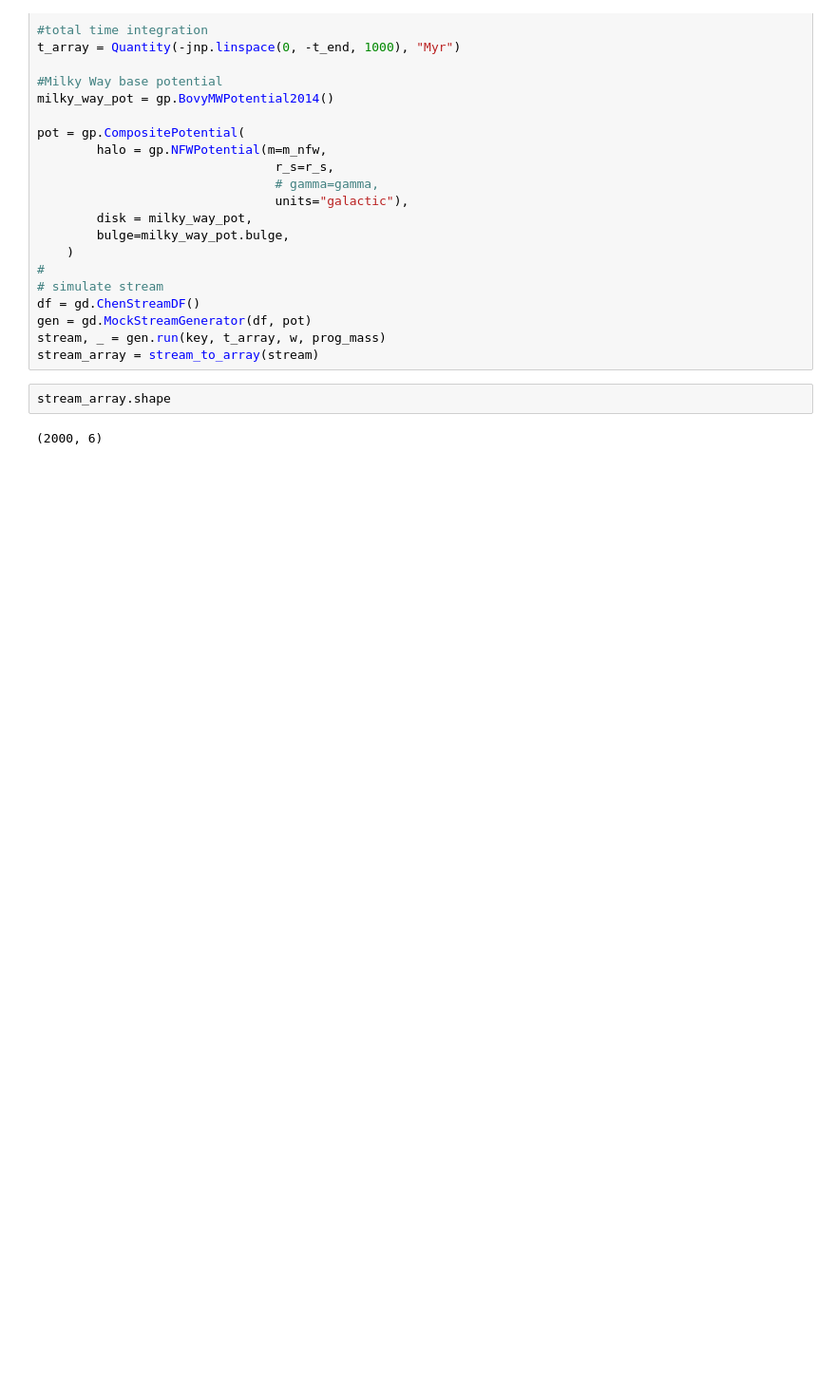
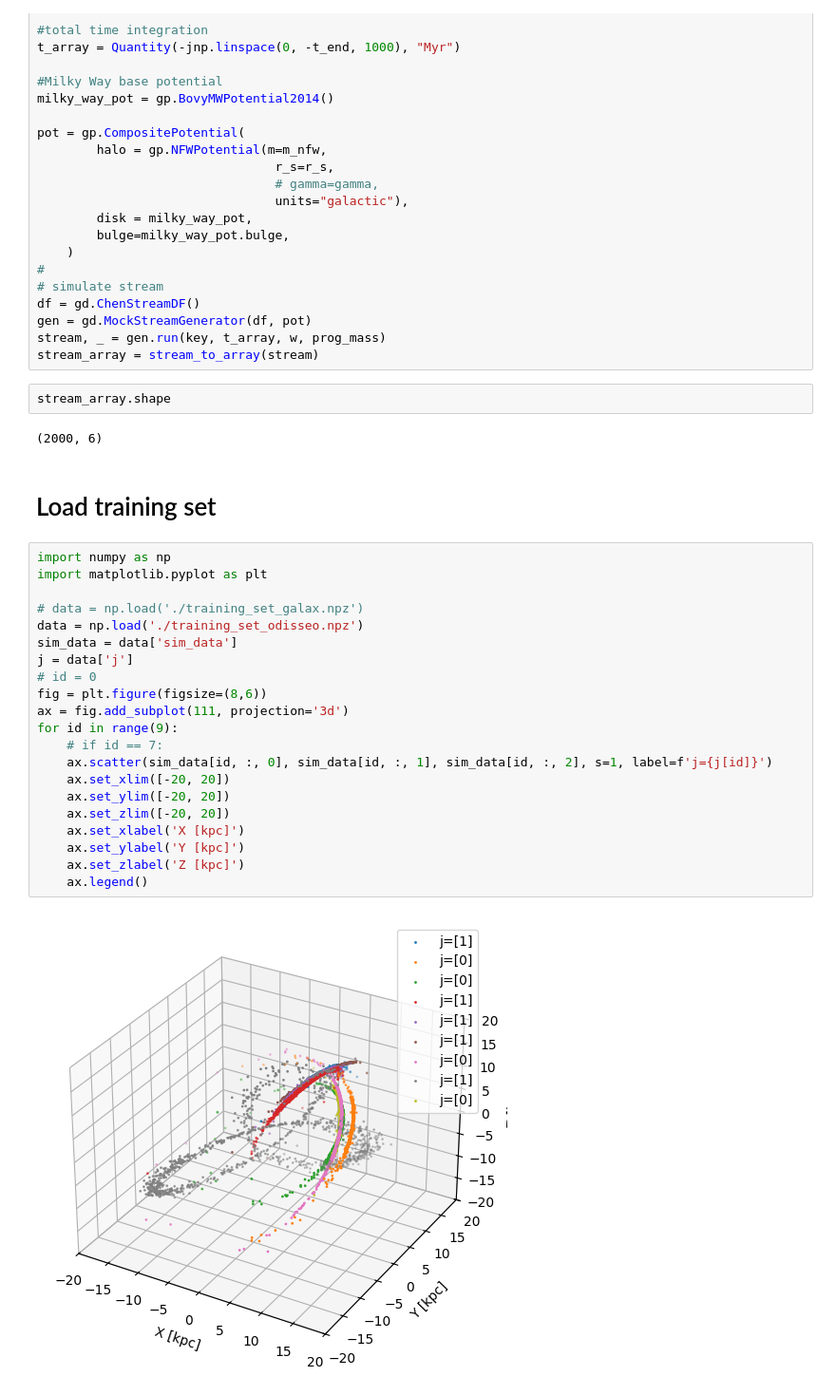
Before and after one commit to vepe99/diffusion-experiments, a Jupyter notebook: case_study5/test_galax.ipynb, the cells around one changed output. Shown at 95% size. Cells and saved outputs as stored; diff of their text form; blank space fills up the shorter version.

```diff
--- a/case_study5/test_galax.ipynb
+++ b/case_study5/test_galax.ipynb
@@ -72,3 +72,28 @@ stream_array = stream_to_array(stream)
 stream_array.shape
 # %% [output]
 (2000, 6)
+# %% [markdown]
+# Load training set
+# %%
+import numpy as np
+import matplotlib.pyplot as plt
+
+# data = np.load('./training_set_galax.npz')
+data = np.load('./training_set_odisseo.npz')
+sim_data = data['sim_data']
+j = data['j']
+# id = 0
+fig = plt.figure(figsize=(8,6))
+ax = fig.add_subplot(111, projection='3d')
+for id in range(9):
+    # if id == 7:
+    ax.scatter(sim_data[id, :, 0], sim_data[id, :, 1], sim_data[id, :, 2], s=1, label=f'j={j[id]}')
+    ax.set_xlim([-20, 20])
+    ax.set_ylim([-20, 20])
+    ax.set_zlim([-20, 20])
+    ax.set_xlabel('X [kpc]')
+    ax.set_ylabel('Y [kpc]')
+    ax.set_zlabel('Z [kpc]')
+    ax.legend()
+# %% [output]
+[figure, added]
```
Also changed, not shown: 4 other files.
